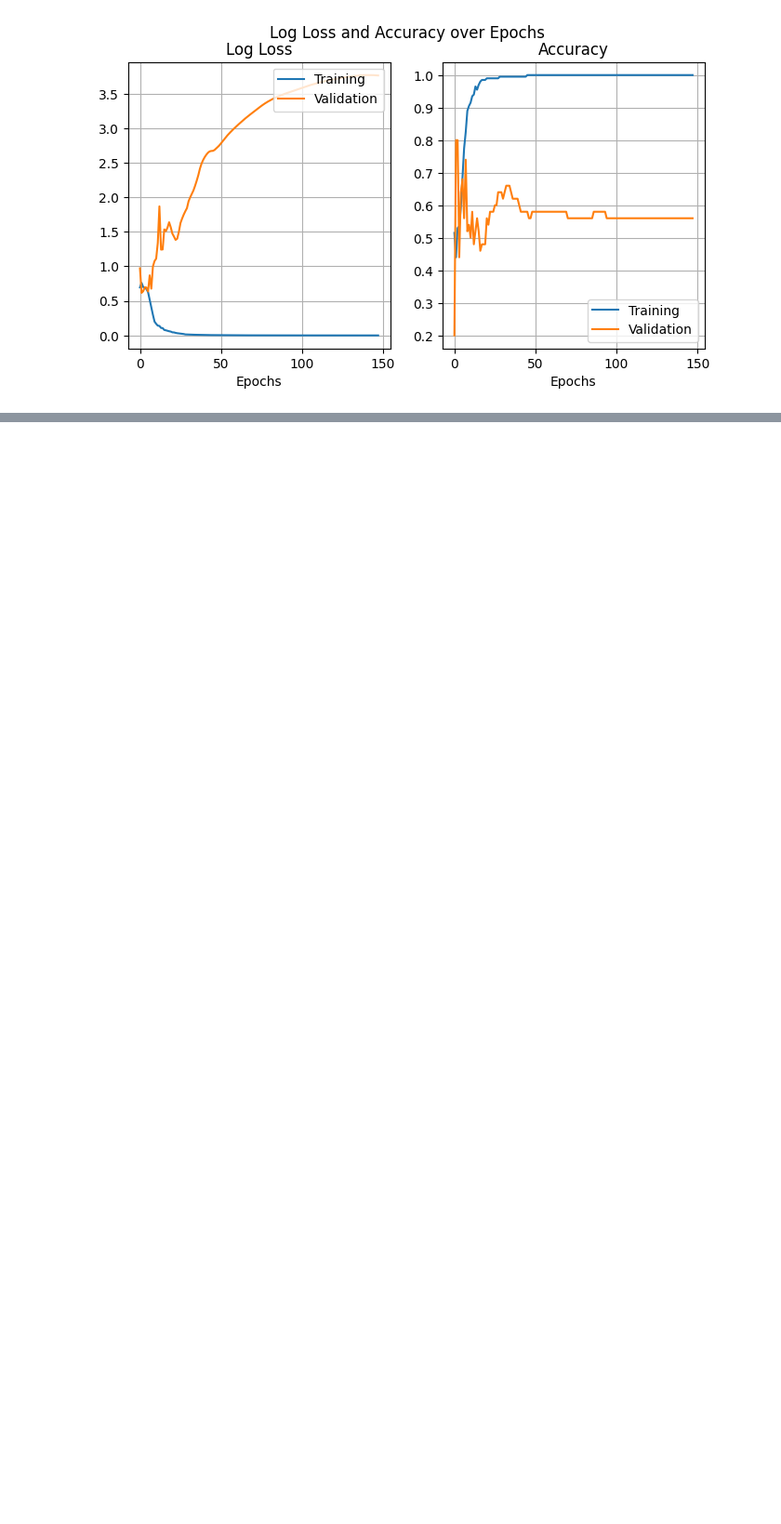
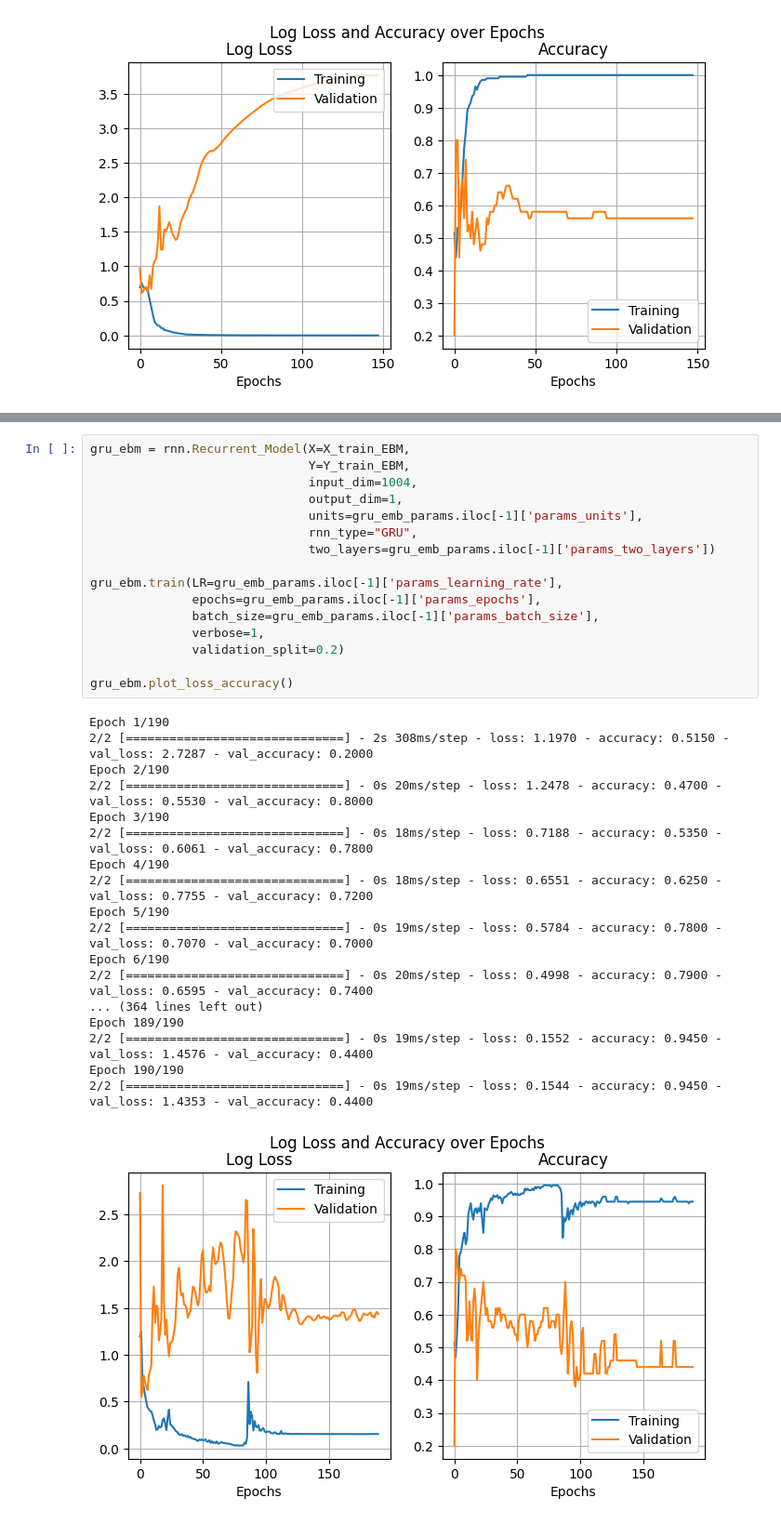
Before and after one commit to aleksKaluski/neural_network_comparision, a Jupyter notebook: main.ipynb, the cells around one changed output, grey strips where cells are left out. Shown: that part at 93% size. Saved outputs shown, nothing was run; the diff lists cells and outputs as text; blank space fills up the shorter version.

```diff
--- a/preprocessing.ipynb
+++ b/main.ipynb
@@ -388,0 +468,35 @@ Epoch 148/148
+# %%
+gru_ebm = rnn.Recurrent_Model(X=X_train_EBM,
+                              Y=Y_train_EBM,
+                              input_dim=1004,
+                              output_dim=1,
+                              units=gru_emb_params.iloc[-1]['params_units'],
+                              rnn_type="GRU",
+                              two_layers=gru_emb_params.iloc[-1]['params_two_layers'])
+
+gru_ebm.train(LR=gru_emb_params.iloc[-1]['params_learning_rate'],
+              epochs=gru_emb_params.iloc[-1]['params_epochs'],
+              batch_size=gru_emb_params.iloc[-1]['params_batch_size'],
+              verbose=1,
+              validation_split=0.2)
+
+gru_ebm.plot_loss_accuracy()
+# %% [output]
+Epoch 1/190
+2/2 [==============================] - 2s 308ms/step - loss: 1.1970 - accuracy: 0.5150 - val_loss: 2.7287 - val_accuracy: 0.2000
+Epoch 2/190
+2/2 [==============================] - 0s 20ms/step - loss: 1.2478 - accuracy: 0.4700 - val_loss: 0.5530 - val_accuracy: 0.8000
+Epoch 3/190
+2/2 [==============================] - 0s 18ms/step - loss: 0.7188 - accuracy: 0.5350 - val_loss: 0.6061 - val_accuracy: 0.7800
+Epoch 4/190
+2/2 [==============================] - 0s 18ms/step - loss: 0.6551 - accuracy: 0.6250 - val_loss: 0.7755 - val_accuracy: 0.7200
+Epoch 5/190
+2/2 [==============================] - 0s 19ms/step - loss: 0.5784 - accuracy: 0.7800 - val_loss: 0.7070 - val_accuracy: 0.7000
+Epoch 6/190
+2/2 [==============================] - 0s 20ms/step - loss: 0.4998 - accuracy: 0.7900 - val_loss: 0.6595 - val_accuracy: 0.7400
+... (364 lines left out)
+Epoch 189/190
+2/2 [==============================] - 0s 19ms/step - loss: 0.1552 - accuracy: 0.9450 - val_loss: 1.4576 - val_accuracy: 0.4400
+Epoch 190/190
+2/2 [==============================] - 0s 19ms/step - loss: 0.1544 - accuracy: 0.9450 - val_loss: 1.4353 - val_accuracy: 0.4400
+[figure, added]
```
Also changed, not shown: parts of 13 cells of this notebook, 4 other files.
